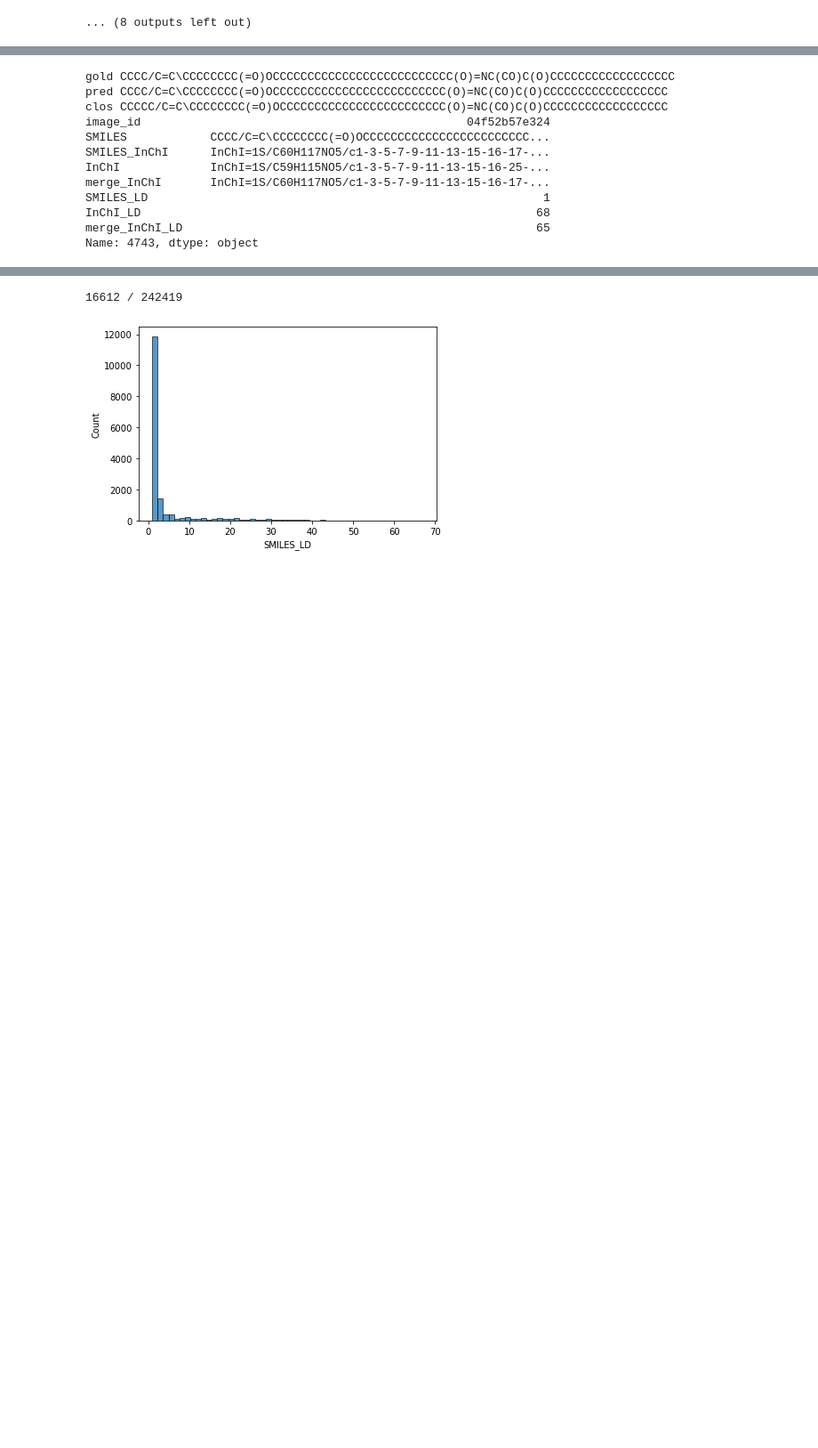
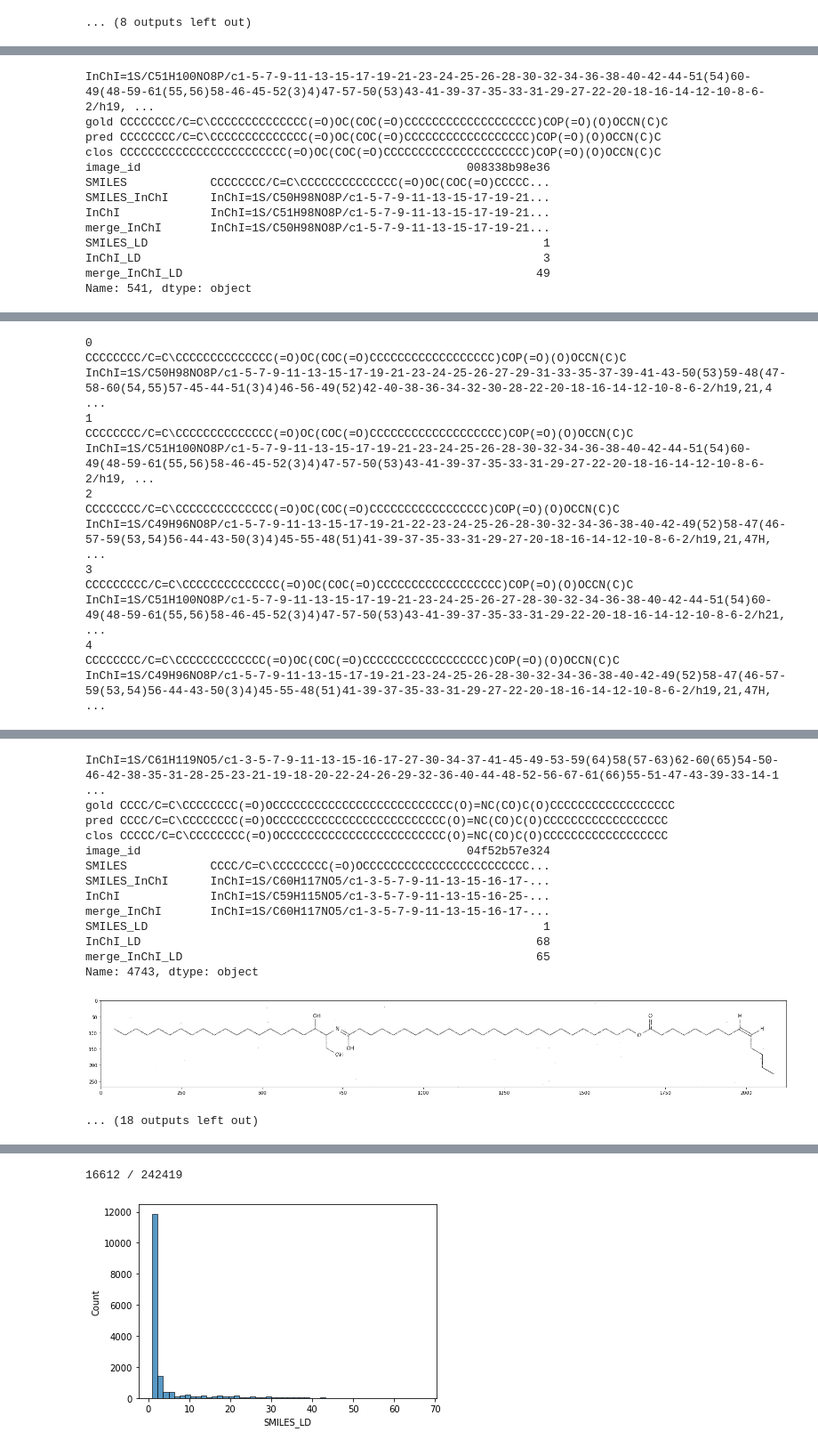
Before and after one commit to thomas0809/MolScribe, a Jupyter notebook: notebook/error_analysis.ipynb, the cells around one changed output, grey strips where cells are left out. Shown at 89% size. Saved outputs shown, nothing was run; the diff lists cells and outputs as text; code cells hidden in the pictures; blank space fills up the shorter version.

```diff
--- a/notebook/error_analysis.ipynb
+++ b/notebook/error_analysis.ipynb
@@ -176,6 +213,7 @@ for idx, gold_row in gold[indices].iterrows():
     pred_row = pred.loc[idx]
     if pred_row["SMILES_LD"] == 0:
         continue
+    print(gold_row['InChI'])
     print('gold', gold_row['SMILES'])
     print('pred', pred_row['SMILES'])
     mol_0 = Chem.MolFromSmiles(gold_row['SMILES'])
@@ -192,6 +230,16 @@ for idx, gold_row in gold[indices].iterrows():
     plt.show()
     img = Draw.MolsToGridImage([mol_0,mol_1, mol_2], subImgSize=(400,400), molsPerRow=3, useSVG=True)
     display(SVG(img))
+    for i in range(5):
+        print(i)
+        print(pred_smiles[idx][i])
+        print(pred_inchi[idx][i])
+    mols = []
+    for str_inchi in pred_inchi[idx][:5]:
+        mol = Chem.MolFromInchi(str_inchi)
+        mols.append(mol)
+    img = Draw.MolsToGridImage(mols, subImgSize=(300,300), molsPerRow=5, useSVG=True)
+    display(SVG(img))
     count += 1
     if count > 5:
         break
@@ -226,13 +277,14 @@ Name: 541, dtype: object
 [drawing not drawn]
-gold CCCC/C=C\CCCCCCCC(=O)OCCCCCCCCCCCCCCCCCCCCCCCCCC(O)=NC(CO)C(O)CCCCCCCCCCCCCCCCCC
-pred CCCC/C=C\CCCCCCCC(=O)OCCCCCCCCCCCCCCCCCCCCCCCCC(O)=NC(CO)C(O)CCCCCCCCCCCCCCCCCC
-clos CCCCC/C=C\CCCCCCCC(=O)OCCCCCCCCCCCCCCCCCCCCCCCC(O)=NC(CO)C(O)CCCCCCCCCCCCCCCCCC
-image_id                                               04f52b57e324
-SMILES            CCCC/C=C\CCCCCCCC(=O)OCCCCCCCCCCCCCCCCCCCCCCCC...
-SMILES_InChI      InChI=1S/C60H117NO5/c1-3-5-7-9-11-13-15-16-17-...
-InChI             InChI=1S/C59H115NO5/c1-3-5-7-9-11-13-15-16-25-...
-merge_InChI       InChI=1S/C60H117NO5/c1-3-5-7-9-11-13-15-16-17-...
+InChI=1S/C51H100NO8P/c1-5-7-9-11-13-15-17-19-21-23-24-25-26-28-30-32-34-36-38-40-42-44-51(54)60-49(48-59-61(55,56)58-46-45-52(3)4)47-57-50(53)43-41-39-37-35-33-31-29-27-22-20-18-16-14-12-10-8-6-2/h19, ...
+gold CCCCCCCC/C=C\CCCCCCCCCCCCCC(=O)OC(COC(=O)CCCCCCCCCCCCCCCCCCC)COP(=O)(O)OCCN(C)C
+pred CCCCCCCC/C=C\CCCCCCCCCCCCCC(=O)OC(COC(=O)CCCCCCCCCCCCCCCCCC)COP(=O)(O)OCCN(C)C
+clos CCCCCCCCCCCCCCCCCCCCCCCC(=O)OC(COC(=O)CCCCCCCCCCCCCCCCCCCCC)COP(=O)(O)OCCN(C)C
+image_id                                               008338b98e36
+SMILES            CCCCCCCC/C=C\CCCCCCCCCCCCCC(=O)OC(COC(=O)CCCCC...
+SMILES_InChI      InChI=1S/C50H98NO8P/c1-5-7-9-11-13-15-17-19-21...
+InChI             InChI=1S/C51H98NO8P/c1-5-7-9-11-13-15-17-19-21...
+merge_InChI       InChI=1S/C50H98NO8P/c1-5-7-9-11-13-15-17-19-21...
 SMILES_LD                                                         1
-InChI_LD                                                         68
-merge_InChI_LD                                                   65
-Name: 4743, dtype: object
+InChI_LD                                                          3
+merge_InChI_LD                                                   49
+Name: 541, dtype: object
@@ -238,0 +293,15 @@ Name: 4743, dtype: object
+0
+CCCCCCCC/C=C\CCCCCCCCCCCCCC(=O)OC(COC(=O)CCCCCCCCCCCCCCCCCC)COP(=O)(O)OCCN(C)C
+InChI=1S/C50H98NO8P/c1-5-7-9-11-13-15-17-19-21-23-24-25-26-27-29-31-33-35-37-39-41-43-50(53)59-48(47-58-60(54,55)57-45-44-51(3)4)46-56-49(52)42-40-38-36-34-32-30-28-22-20-18-16-14-12-10-8-6-2/h19,21,4 ...
+1
+CCCCCCCC/C=C\CCCCCCCCCCCCCC(=O)OC(COC(=O)CCCCCCCCCCCCCCCCCCC)COP(=O)(O)OCCN(C)C
+InChI=1S/C51H100NO8P/c1-5-7-9-11-13-15-17-19-21-23-24-25-26-28-30-32-34-36-38-40-42-44-51(54)60-49(48-59-61(55,56)58-46-45-52(3)4)47-57-50(53)43-41-39-37-35-33-31-29-27-22-20-18-16-14-12-10-8-6-2/h19, ...
+2
+CCCCCCCC/C=C\CCCCCCCCCCCCCC(=O)OC(COC(=O)CCCCCCCCCCCCCCCCC)COP(=O)(O)OCCN(C)C
+InChI=1S/C49H96NO8P/c1-5-7-9-11-13-15-17-19-21-22-23-24-25-26-28-30-32-34-36-38-40-42-49(52)58-47(46-57-59(53,54)56-44-43-50(3)4)45-55-48(51)41-39-37-35-33-31-29-27-20-18-16-14-12-10-8-6-2/h19,21,47H, ...
+3
+CCCCCCCCC/C=C\CCCCCCCCCCCCCC(=O)OC(COC(=O)CCCCCCCCCCCCCCCCCC)COP(=O)(O)OCCN(C)C
+InChI=1S/C51H100NO8P/c1-5-7-9-11-13-15-17-19-21-23-24-25-26-27-28-30-32-34-36-38-40-42-44-51(54)60-49(48-59-61(55,56)58-46-45-52(3)4)47-57-50(53)43-41-39-37-35-33-31-29-22-20-18-16-14-12-10-8-6-2/h21, ...
+4
+CCCCCCCC/C=C\CCCCCCCCCCCCC(=O)OC(COC(=O)CCCCCCCCCCCCCCCCCC)COP(=O)(O)OCCN(C)C
+InChI=1S/C49H96NO8P/c1-5-7-9-11-13-15-17-19-21-23-24-25-26-28-30-32-34-36-38-40-42-49(52)58-47(46-57-59(53,54)56-44-43-50(3)4)45-55-48(51)41-39-37-35-33-31-29-27-22-20-18-16-14-12-10-8-6-2/h19,21,47H, ...
@@ -238,0 +309,15 @@ Name: 4743, dtype: object
+InChI=1S/C61H119NO5/c1-3-5-7-9-11-13-15-16-17-27-30-34-37-41-45-49-53-59(64)58(57-63)62-60(65)54-50-46-42-38-35-31-28-25-23-21-19-18-20-22-24-26-29-32-36-40-44-48-52-56-67-61(66)55-51-47-43-39-33-14-1 ...
+gold CCCC/C=C\CCCCCCCC(=O)OCCCCCCCCCCCCCCCCCCCCCCCCCC(O)=NC(CO)C(O)CCCCCCCCCCCCCCCCCC
+pred CCCC/C=C\CCCCCCCC(=O)OCCCCCCCCCCCCCCCCCCCCCCCCC(O)=NC(CO)C(O)CCCCCCCCCCCCCCCCCC
+clos CCCCC/C=C\CCCCCCCC(=O)OCCCCCCCCCCCCCCCCCCCCCCCC(O)=NC(CO)C(O)CCCCCCCCCCCCCCCCCC
+image_id                                               04f52b57e324
+SMILES            CCCC/C=C\CCCCCCCC(=O)OCCCCCCCCCCCCCCCCCCCCCCCC...
+SMILES_InChI      InChI=1S/C60H117NO5/c1-3-5-7-9-11-13-15-16-17-...
+InChI             InChI=1S/C59H115NO5/c1-3-5-7-9-11-13-15-16-25-...
+merge_InChI       InChI=1S/C60H117NO5/c1-3-5-7-9-11-13-15-16-17-...
+SMILES_LD                                                         1
+InChI_LD                                                         68
+merge_InChI_LD                                                   65
+Name: 4743, dtype: object
+[figure, added]
+... (18 outputs left out)
```
Also changed, not shown: parts of 6 cells of this notebook, 20 other files.
